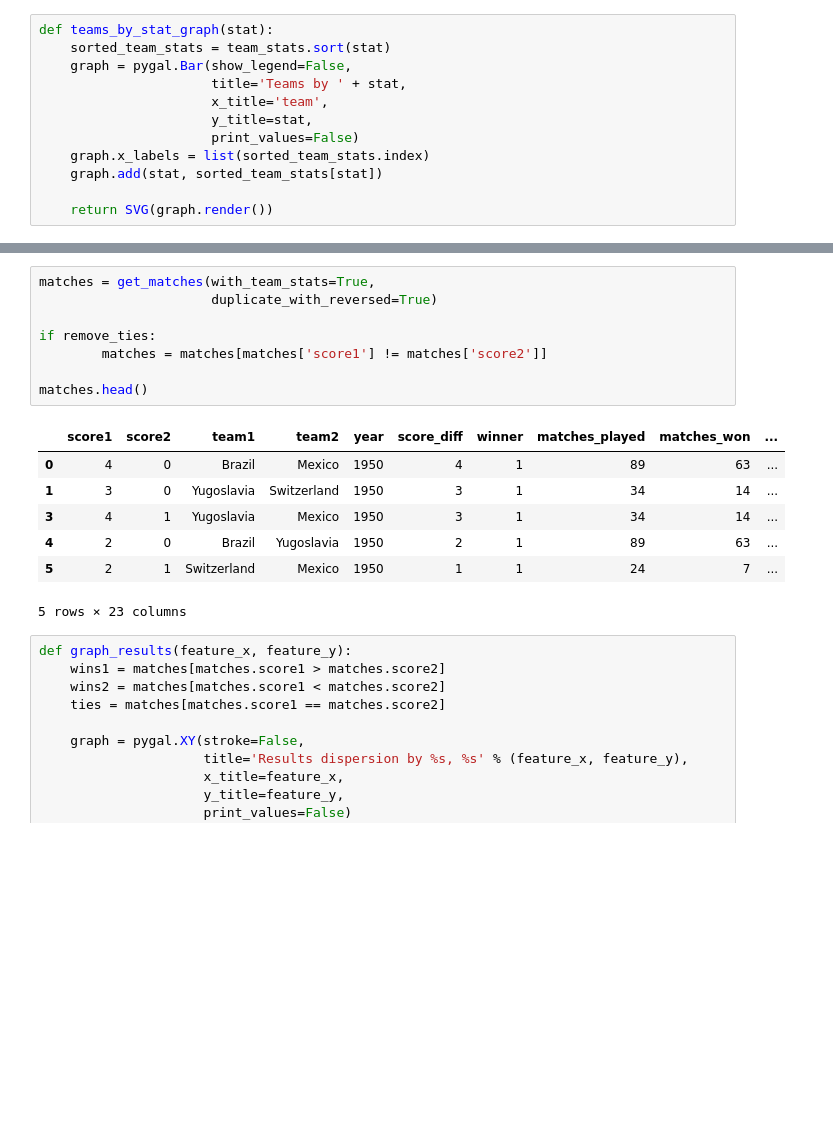
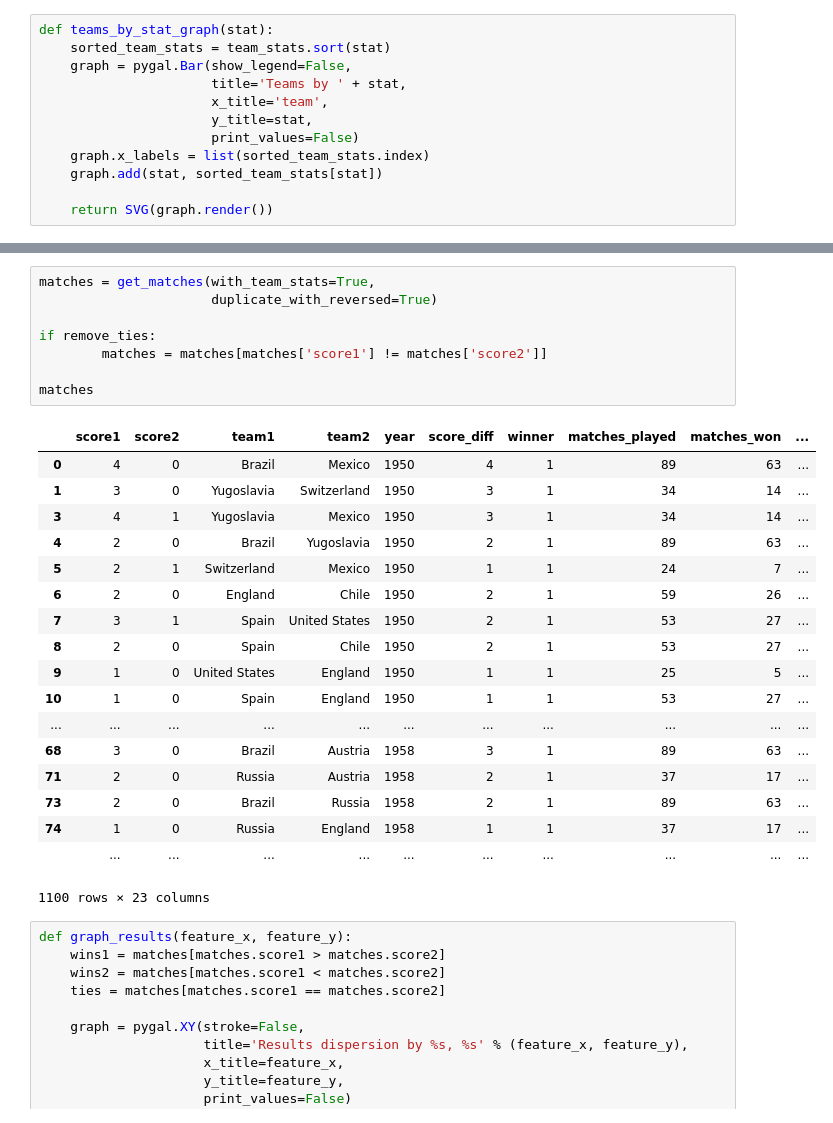
Before and after one commit to fisadev/world_cup_learning, a Jupyter notebook: learn.ipynb, the cells around one changed output, grey strips where cells are left out. Saved outputs shown, nothing was run; the diff lists cells and outputs as text; blank space fills up the shorter version.

Commit message:
Show more rows from the dataframes

```diff
--- a/learn.ipynb
+++ b/learn.ipynb
@@ -55,19 +66,30 @@ teams_by_stat_graph('podium_score_yearly')
 # %%
 matches = get_matches(with_team_stats=True,
                       duplicate_with_reversed=True)
 
 if remove_ties:
         matches = matches[matches['score1'] != matches['score2']]
 
-matches.head()
+matches
 # %% [output]
 |  | score1 | score2 | team1 | team2 | year | score_diff | winner | matches_played | matches_won | ... |
 | 0 | 4 | 0 | Brazil | Mexico | 1950 | 4 | 1 | 89 | 63 | ... |
 | 1 | 3 | 0 | Yugoslavia | Switzerland | 1950 | 3 | 1 | 34 | 14 | ... |
 | 3 | 4 | 1 | Yugoslavia | Mexico | 1950 | 3 | 1 | 34 | 14 | ... |
 | 4 | 2 | 0 | Brazil | Yugoslavia | 1950 | 2 | 1 | 89 | 63 | ... |
 | 5 | 2 | 1 | Switzerland | Mexico | 1950 | 1 | 1 | 24 | 7 | ... |
+| 6 | 2 | 0 | England | Chile | 1950 | 2 | 1 | 59 | 26 | ... |
+| 7 | 3 | 1 | Spain | United States | 1950 | 2 | 1 | 53 | 27 | ... |
+| 8 | 2 | 0 | Spain | Chile | 1950 | 2 | 1 | 53 | 27 | ... |
+| 9 | 1 | 0 | United States | England | 1950 | 1 | 1 | 25 | 5 | ... |
+| 10 | 1 | 0 | Spain | England | 1950 | 1 | 1 | 53 | 27 | ... |
+| ... | ... | ... | ... | ... | ... | ... | ... | ... | ... | ... |
+| 68 | 3 | 0 | Brazil | Austria | 1958 | 3 | 1 | 89 | 63 | ... |
+| 71 | 2 | 0 | Russia | Austria | 1958 | 2 | 1 | 37 | 17 | ... |
+| 73 | 2 | 0 | Brazil | Russia | 1958 | 2 | 1 | 89 | 63 | ... |
+| 74 | 1 | 0 | Russia | England | 1958 | 1 | 1 | 37 | 17 | ... |
+|  | ... | ... | ... | ... | ... | ... | ... | ... | ... | ... |
-5 rows × 23 columns
+1100 rows × 23 columns
 # %%
 def graph_results(feature_x, feature_y):
     wins1 = matches[matches.score1 > matches.score2]
```
Also changed, not shown: parts of 1 cell of this notebook.
